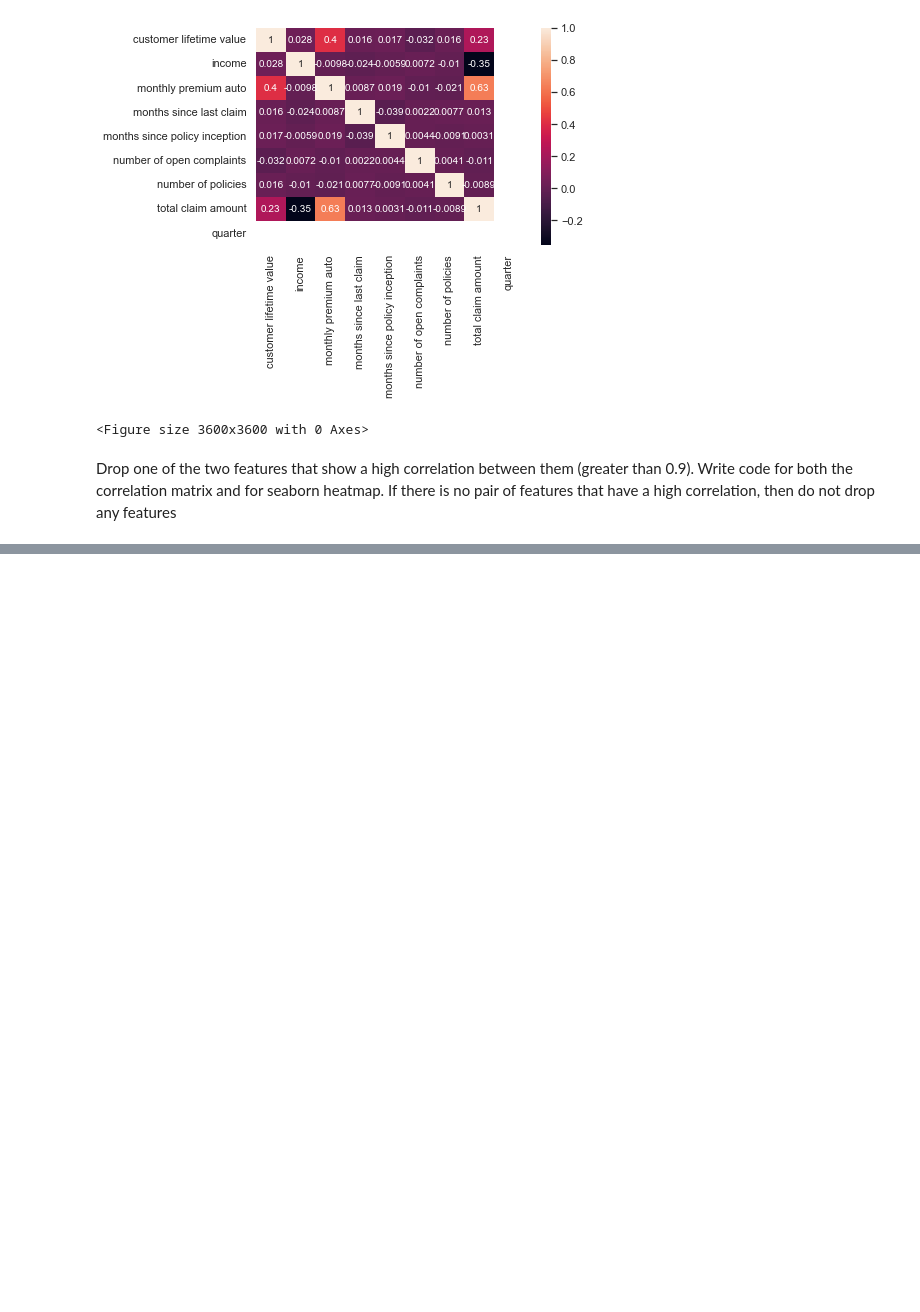
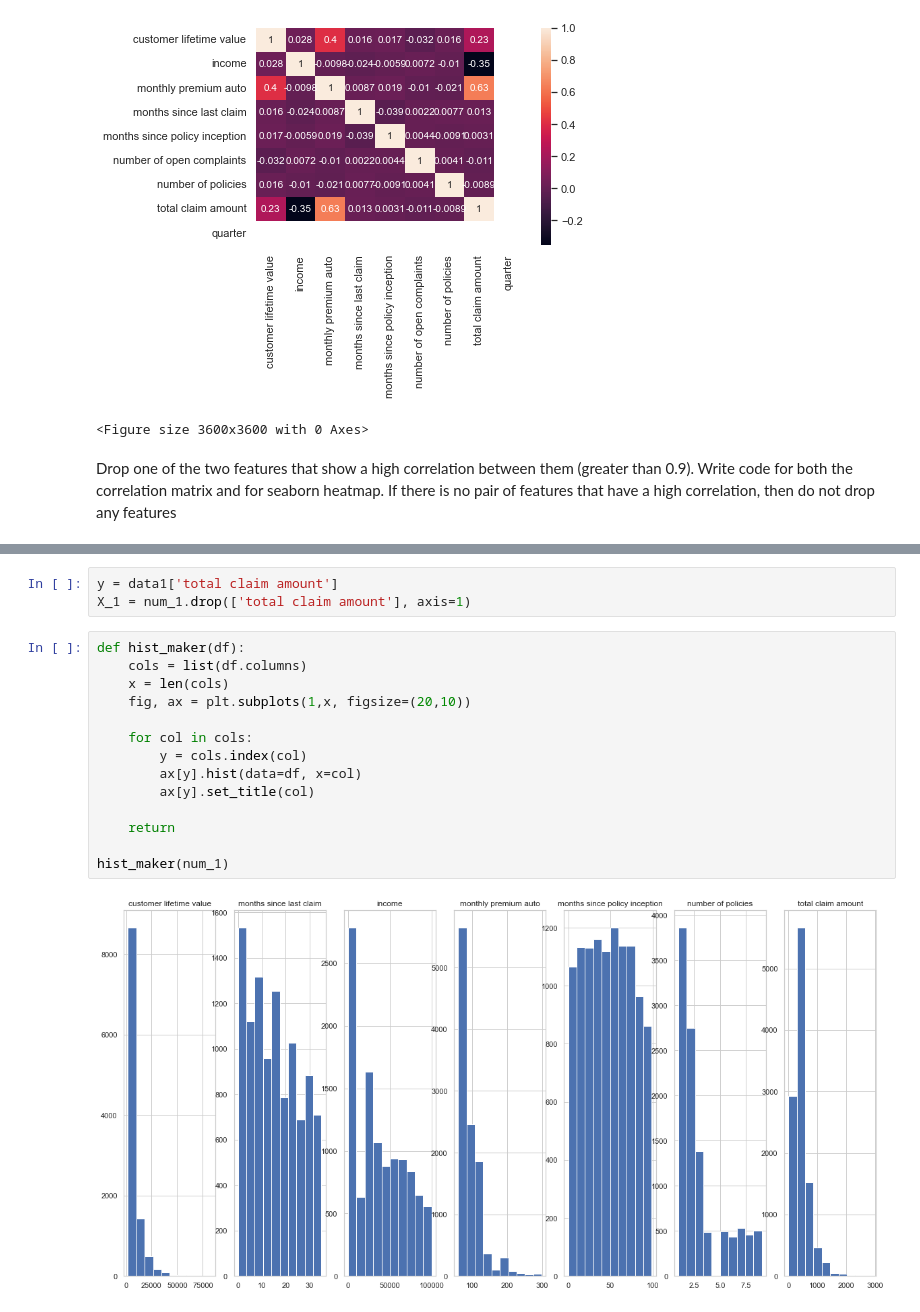
Before and after one commit to Mahnaz-Meem/lab4-customer-analysis-round-2, a Jupyter notebook: Lab4-customer-analysis-round-2.ipynb, the cells around one changed output, grey strips where cells are left out. Cells and saved outputs as stored; diff of their text form; blank space fills up the shorter version.

```diff
--- a/Lab4-customer-analysis-round-2.ipynb
+++ b/Lab4-customer-analysis-round-2.ipynb
@@ -701,0 +662,19 @@ MAE.
+# %%
+y = data1['total claim amount']
+X_1 = num_1.drop(['total claim amount'], axis=1)
+# %%
+def hist_maker(df):
+    cols = list(df.columns)
+    x = len(cols)
+    fig, ax = plt.subplots(1,x, figsize=(20,10))
+
+    for col in cols:
+        y = cols.index(col)
+        ax[y].hist(data=df, x=col)
+        ax[y].set_title(col)
+
+    return
+
+hist_maker(num_1)
+# %% [output]
+[figure, added]
```
Also changed, not shown: parts of 61 cells of this notebook.
